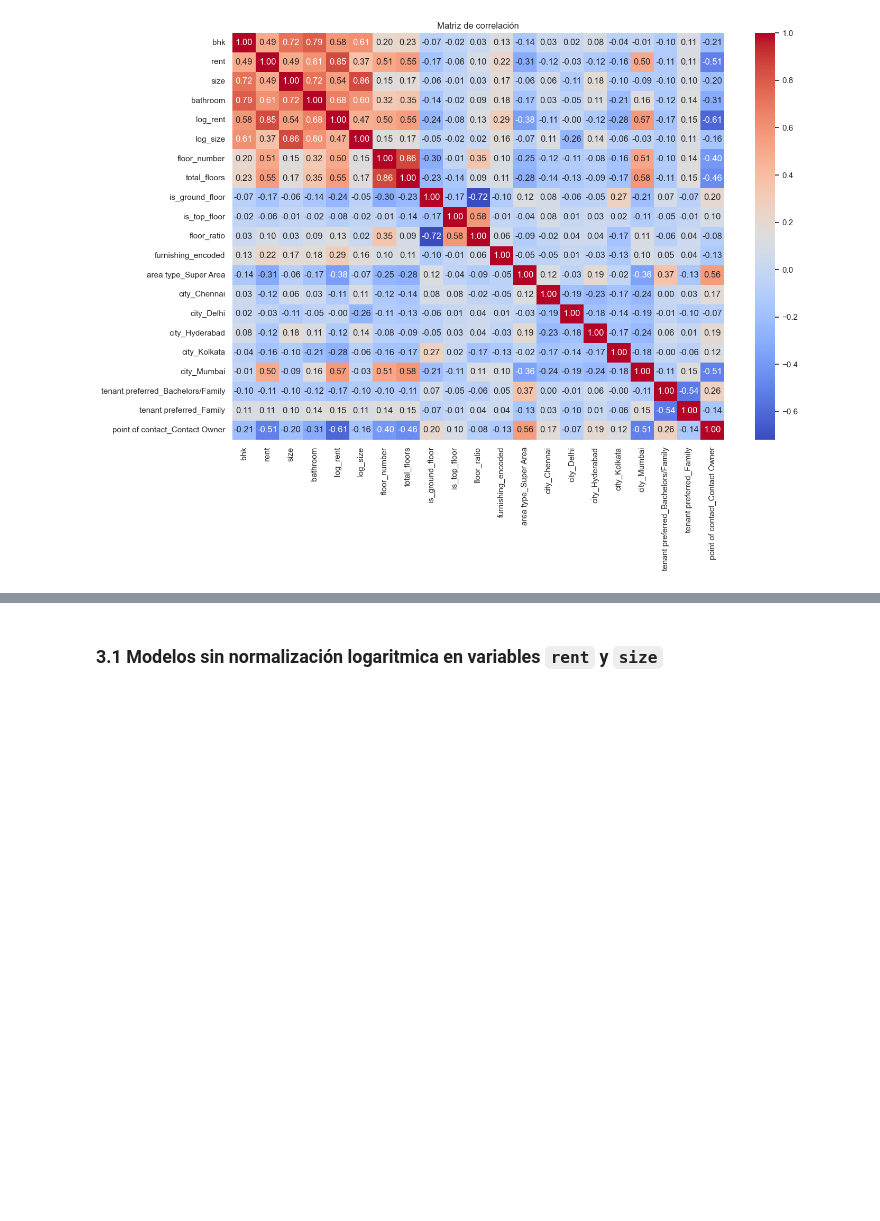
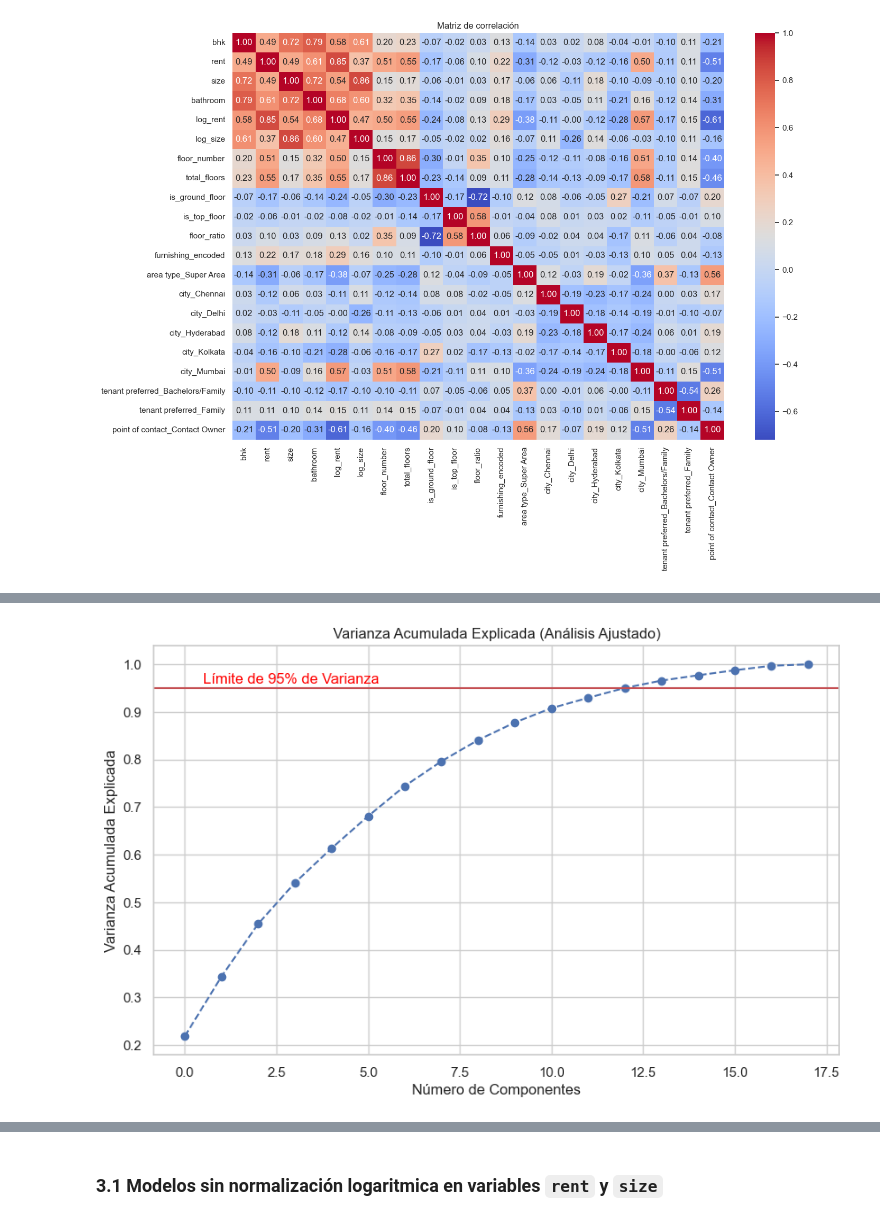
Before and after one commit to FranBretones/house-rent-ml-project, a Jupyter notebook: notebook/main.ipynb, the cells around one changed output, grey strips where cells are left out. Saved outputs shown, nothing was run; the diff lists cells and outputs as text; code cells hidden in the pictures; blank space fills up the shorter version.

```diff
--- a/notebook/main.ipynb
+++ b/notebook/main.ipynb
@@ -742,0 +746,89 @@ plt.show()
+# %%
+import pandas as pd
+import numpy as np
+from sklearn.preprocessing import StandardScaler
+from sklearn.decomposition import PCA
+import matplotlib.pyplot as plt
+import seaborn as sns
+
+# 1. Separar las variables predictoras (X) de la variable objetivo (y)
+# Se asume que la columna objetivo se llama 'rent' en minúsculas como en el código original.
+X = df_encoded.drop('rent', axis=1)
+y = df_encoded['rent']
+
+
+# 2. AJUSTE: Excluir 'log_size' y 'log_rent' para evitar multicolinealidad
+# Se eliminan explícitamente las columnas transformadas para no incluirlas en el PCA.
+columns_to_exclude = ['log_size', 'log_rent']
+# Nos aseguramos de que solo se intenten eliminar las columnas que realmente existen en el DataFrame
+existing_columns_to_exclude = [col for col in columns_to_exclude if col in X.columns]
+
+if existing_columns_to_exclude:
+    X = X.drop(columns=existing_columns_to_exclude)
+    print(f"Ajuste realizado. Se excluyeron las siguientes columnas: {existing_columns_to_exclude}")
+else:
+    print("No se encontraron las columnas 'log_size' o 'log_rent' para excluir.")
+
+
+# Guardamos los nombres de las columnas que sí se usarán en el análisis
+feature_names = X.columns
+print(f"Columnas utilizadas para el PCA: {feature_names.tolist()}")
+
+
+# 3. Escalar los datos
+# PCA es sensible a la escala de las variables, por lo que es fundamental estandarizarlas.
+scaler = StandardScaler()
+X_scaled = scaler.fit_transform(X)
+
+
+# 4. Aplicar PCA
+# Creamos una instancia de PCA. Al no definir n_components, se calcularán todos los posibles.
+pca = PCA()
+X_pca = pca.fit_transform(X_scaled)
+
+
+# 5. Determinar el número de componentes a mantener (Criterio de Varianza)
+# Graficamos la varianza acumulada explicada por los componentes.
+plt.figure(figsize=(10, 6))
+plt.plot(np.cumsum(pca.explained_variance_ratio_), marker='o', linestyle='--')
+plt.title('Varianza Acumulada Explicada (Análisis Ajustado)')
+plt.xlabel('Número de Componentes')
+plt.ylabel('Varianza Acumulada Explicada')
+plt.grid(True)
+# Añadimos una línea en el 95% para ver cuántos componentes necesitamos para alcanzar ese umbral.
+plt.axhline(y=0.95, color='r', linestyle='-')
+plt.text(0.5, 0.96, 'Límite de 95% de Varianza', color = 'red', fontsize=12)
+plt.savefig('cumulative_variance_adjusted.png')
+print("\nGráfico de varianza acumulada ajustado guardado como 'cumulative_variance_adjusted.png'")
+
+
+# 6. Analizar los "Loadings" de los componentes
+# Los "loadings" nos dicen qué tanto peso tiene cada variable original en cada componente.
+
+# Determinamos dinámicamente cuántos componentes analizar para llegar al 95% de varianza
+try:
+    n_components_to_analyze = (np.cumsum(pca.explained_variance_ratio_) < 0.95).sum() + 1
+except:
+    # Si solo hay un componente, se analiza ese.
+    n_components_to_analyze = 1
+
+print(f"\nSe analizarán los primeros {n_components_to_analyze} componentes (cubren >95% de la varianza).")
+
+
+loadings = pd.DataFrame(
+    pca.components_[:n_components_to_analyze].T, # Usamos la transpuesta para tener variables en filas
+    columns=[f'PC{i+1}' for i in range(n_components_to_analyze)],
+    index=feature_names
+)
+
+print("\nLoadings de las variables en los primeros componentes principales (Ajustado):")
+print(loadings.to_string())
+
+
+# Para visualizarlo mejor, podemos usar un mapa de calor
+plt.figure(figsize=(12, 8))
+sns.heatmap(loadings, annot=True, cmap='viridis', fmt='.2f')
+plt.title('Mapa de Calor de los Loadings (Análisis Ajustado)')
+plt.savefig('loadings_heatmap_adjusted.png')
+print("\nMapa de calor de los loadings ajustado guardado como 'loadings_heatmap_adjusted.png'")
+# %% [output]
@@ -742,0 +852 @@ plt.show()
+[figure, added]
```
Also changed, not shown: parts of 8 cells of this notebook, 4 other files.
